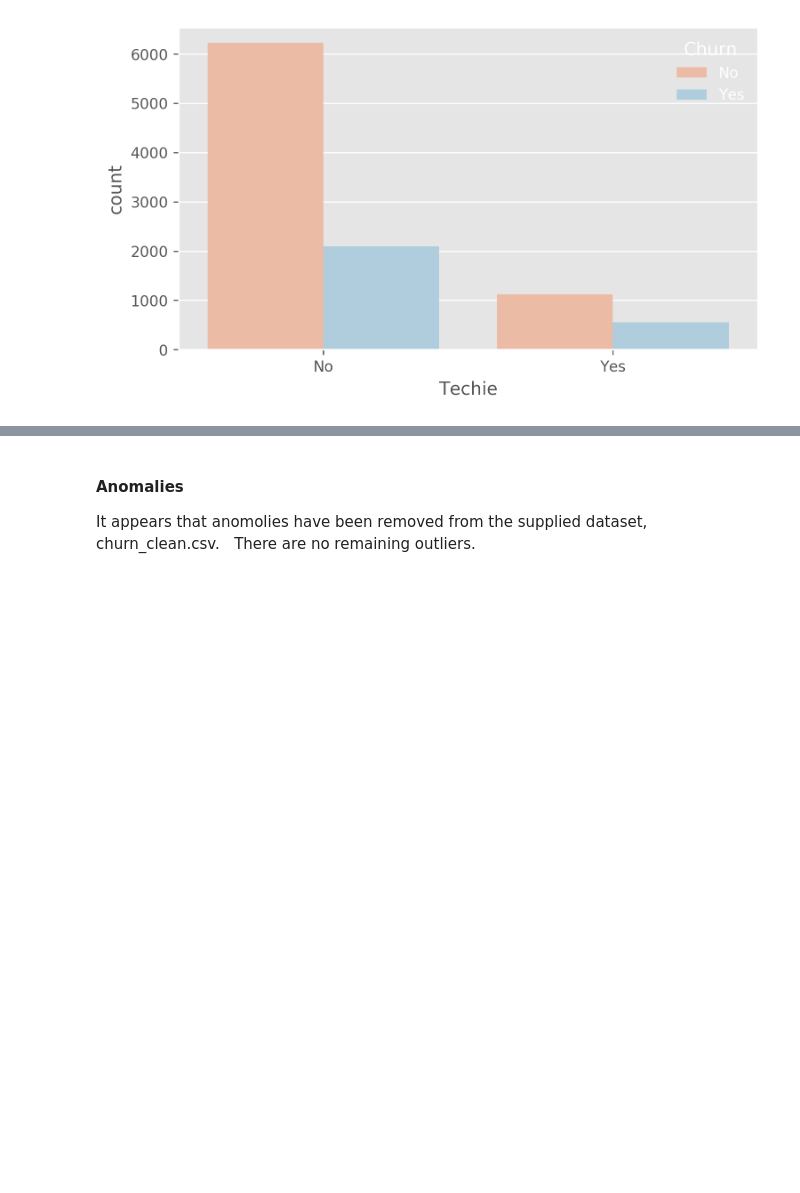
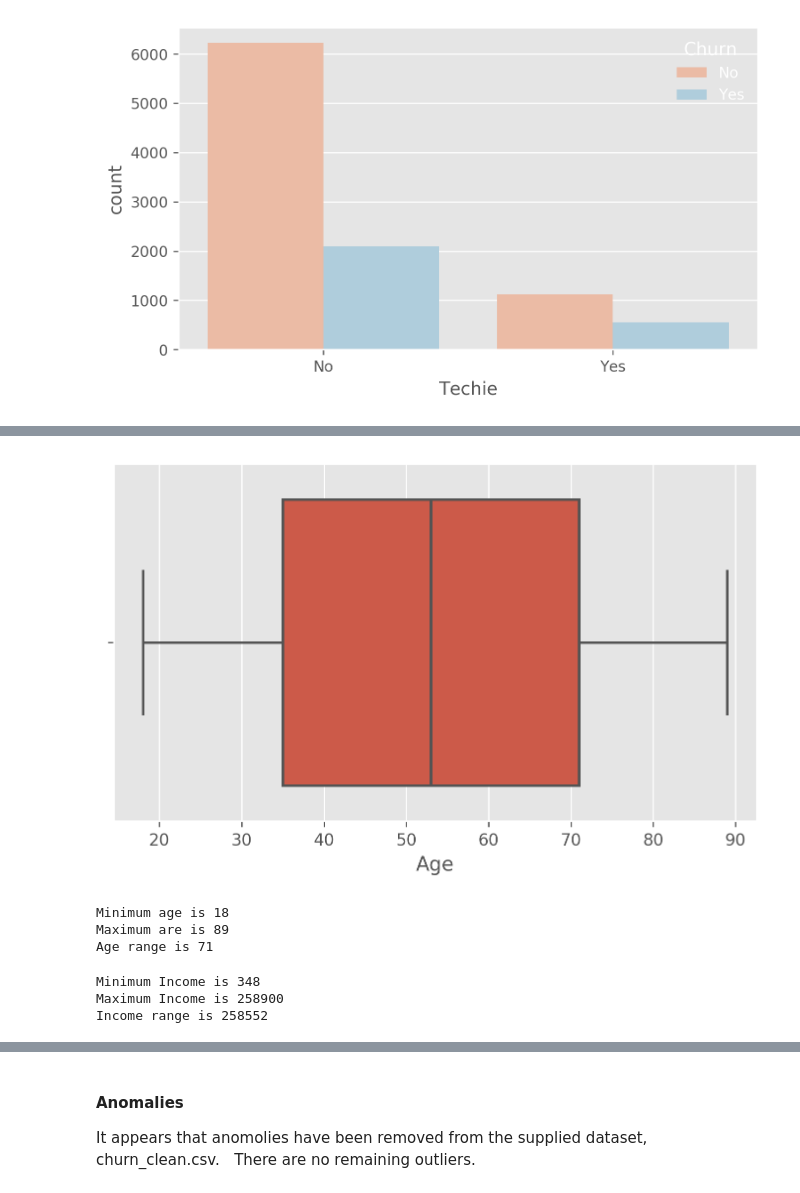
Before and after one commit to Tierra7/D212_Data_Mining_II, a Jupyter notebook: Performance_Assessment/OFM3_TASK_1_CLUSTERING_TECHNIQUES.ipynb, the cells around one changed output, grey strips where cells are left out. Saved outputs shown, nothing was run; the diff lists cells and outputs as text; code cells hidden in the pictures; blank space fills up the shorter version.

```diff
--- a/Performance_Assessment/OFM3_TASK_1_CLUSTERING_TECHNIQUES.ipynb
+++ b/Performance_Assessment/OFM3_TASK_1_CLUSTERING_TECHNIQUES.ipynb
@@ -364,6 +367,27 @@ plt.show()
 # %%
-# Create multiple boxplots for continuous & categorical variables
-churn_df.boxplot(column=['MonthlyCharge','Bandwidth_GB_Year'])
+# Create Seaborn boxplots for continuous & categorical variables
+sns.boxplot('Age', data = churn_df)
+plt.show()
+# %% [output]
+[figure, added]
+# %%
+# Find exact Age range in column
+print("Minimum Age is", churn_df.Age.min())
+print("Maximum Age is", churn_df.Age.max())
+print("Age range is", churn_df.Age.max()-churn_df.Age.min())
+# %% [output]
+Minimum age is 18
+Maximum are is 89
+Age range is 71
+# %%
+# Find exact Income range in column
+print("Minimum Income is", int(churn_df.Income.min()))
+print("Maximum Income is", int(churn_df.Income.max()))
+print("Income range is", int(churn_df.Income.max()-churn_df.Income.min()))
+# %% [output]
+Minimum Income is 348
+Maximum Income is 258900
+Income range is 258552
 # %%
 # Create Seaborn boxplots for continuous & categorical variables
 sns.boxplot('MonthlyCharge', data = churn_df)
```
Also changed, not shown: parts of 7 cells of this notebook.
